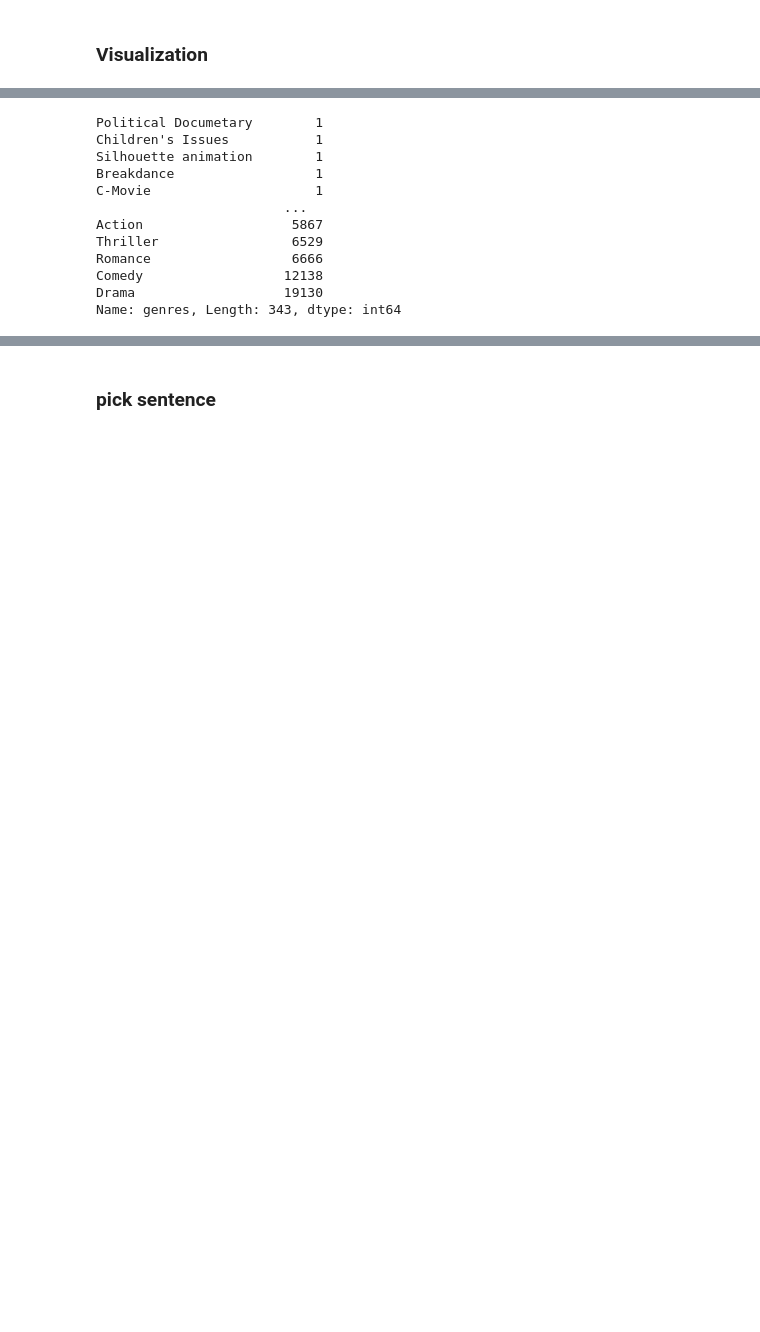
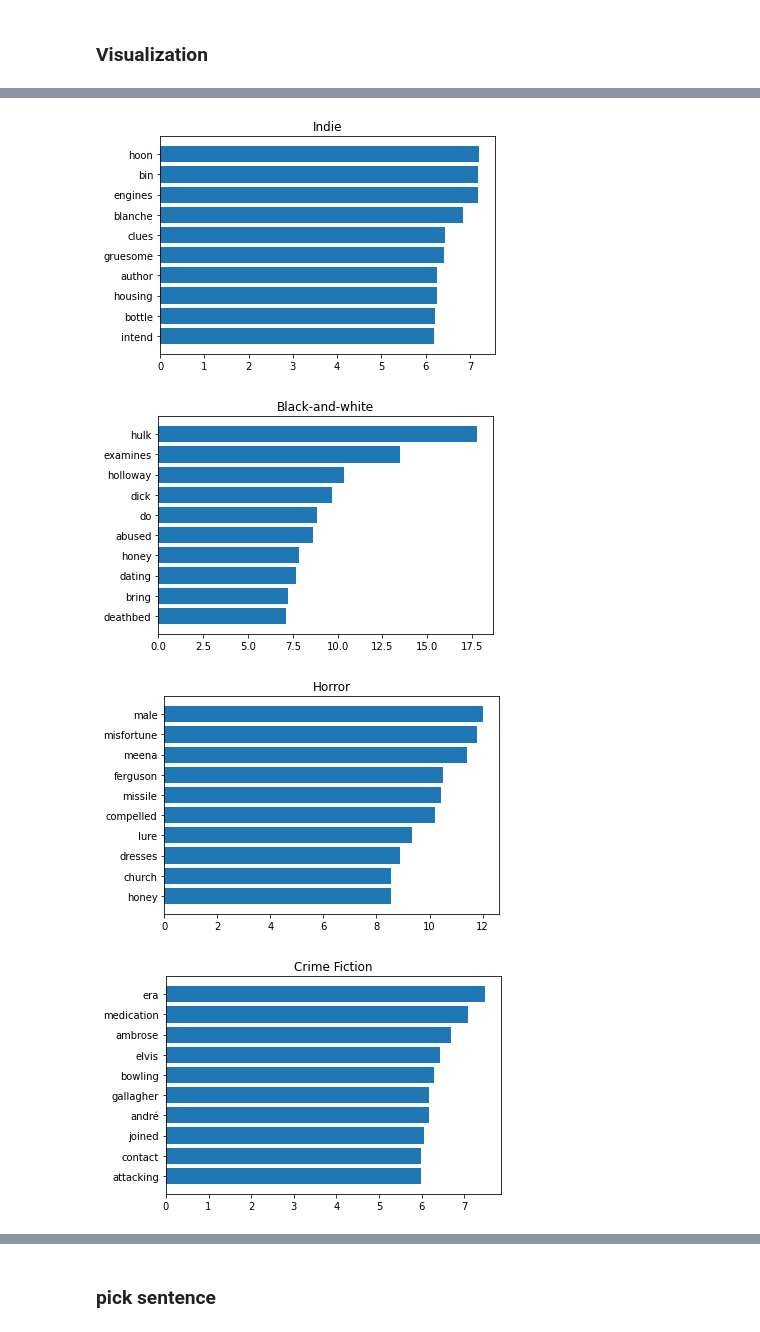
Before and after one commit to A04-Capstone-Group-02/movie-analysis, a Jupyter notebook: notebooks/classification (2).ipynb, the cells around one changed output, grey strips where cells are left out. Saved outputs shown, nothing was run; the diff lists cells and outputs as text; code cells hidden in the pictures; blank space fills up the shorter version.

```diff
--- a/notebooks/classification (2).ipynb
+++ b/notebooks/classification (2).ipynb
@@ -332,15 +282,8 @@ AttributeError: 'Rectangle' object has no property 'title'
-# %%
-dist
-# %% [output]
-Political Documetary        1
-Children's Issues           1
-Silhouette animation        1
-Breakdance                  1
-C-Movie                     1
-                        ...
-Action                   5867
-Thriller                 6529
-Romance                  6666
-Comedy                  12138
-Drama                   19130
-Name: genres, Length: 343, dtype: int64
+# %%
+for g in dist[-10:].index:
+    genre_plot(g)
+# %% [output]
+[figure, added]
+[figure, added]
+[figure, added]
+[figure, added]
```
Also changed, not shown: parts of 32 cells of this notebook, 2 other files.
